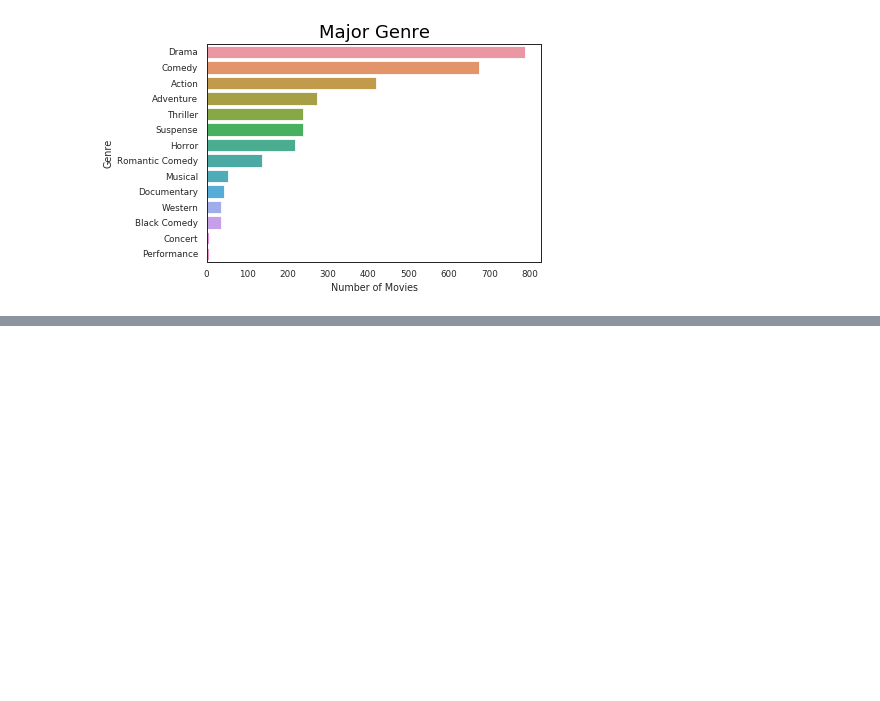
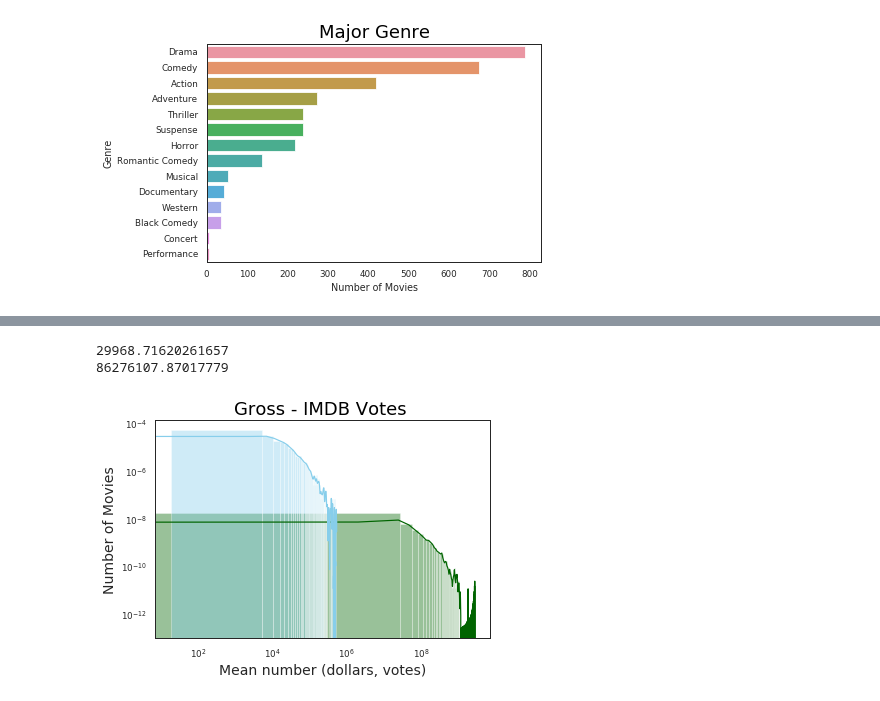
Before and after one commit to ioannapap/movies_data-mining_analysis, a Jupyter notebook: movies_analysis.ipynb, the cells around one changed output, grey strips where cells are left out. Drawn from its saved outputs; the diff is of its cells as text; code cells hidden in the pictures; blank space fills up the shorter version.

```diff
--- a/movies_analysis.ipynb
+++ b/movies_analysis.ipynb
@@ -179,3 +195,8 @@ plt.title('Major Genre', color = 'black', fontsize = 18)
 plt.savefig('num_movie_genre_barplot.png')
 # %% [output]
 [figure]
+# %%
+#merging Gross with Votes
+gross_votes_df = pd.merge(pd.DataFrame(gross_df), pd.DataFrame(imdbv_df), left_index = True, right_index = True)
+#gross_votes_df = gross_votes_df.dropna()
+print(gross_votes_df)
@@ -181,0 +218,19 @@ plt.savefig('num_movie_genre_barplot.png')
+# %%
+#
+sns.distplot(gross_votes_df['Gross'] , color = 'darkgreen', label = 'Gross', bins = 100)
+sns.distplot(gross_votes_df['IMDBVotes'] , color = 'skyblue', label = 'IMDBVotes', bins = 100)
+plt.xscale('log')
+plt.yscale('log')
+
+print(gross_votes_df['IMDBVotes'].mean(skipna = True))
+print(gross_votes_df['Gross'].mean(skipna = True))
+
+plt.title('Gross - IMDB Votes ',color = 'black', fontsize = 18)
+plt.xlabel('Mean number (dollars, votes)', fontsize = 14)
+plt.ylabel('Number of Movies', fontsize = 14)
+
+plt.savefig('IMDBVotes_Histogram.png')
+# %% [output]
+29968.71620261657
+86276107.87017779
+[figure, added]
```
Also changed, not shown: parts of 5 cells of this notebook, 2 other files.
